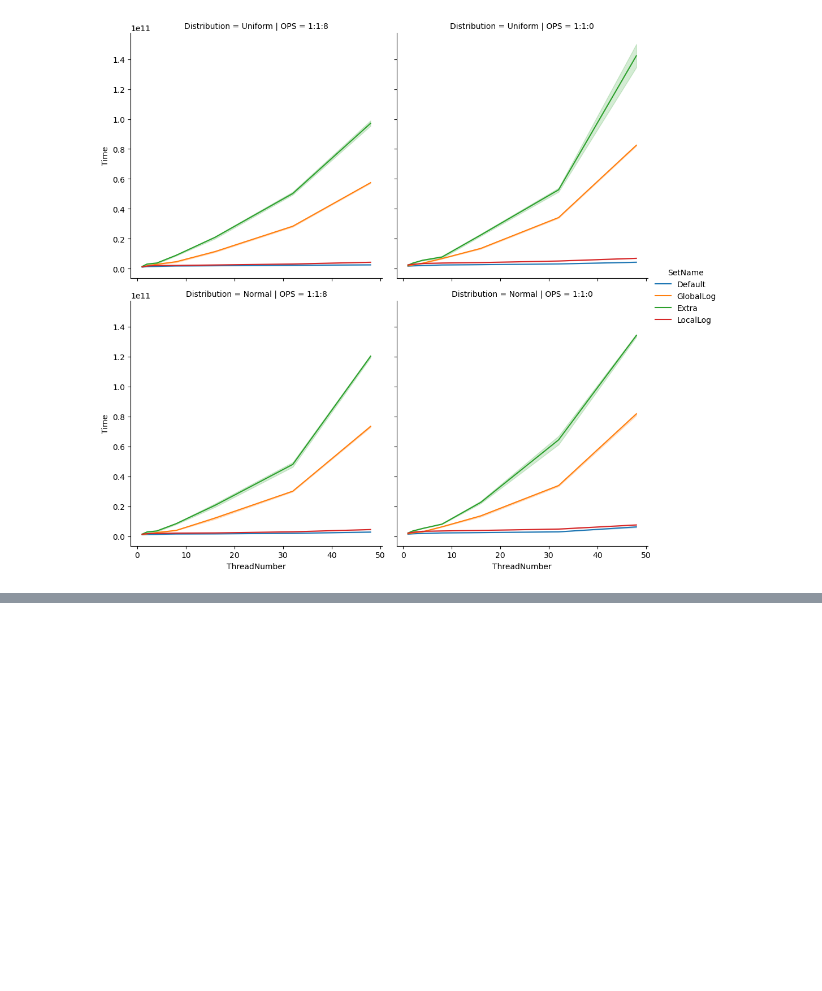
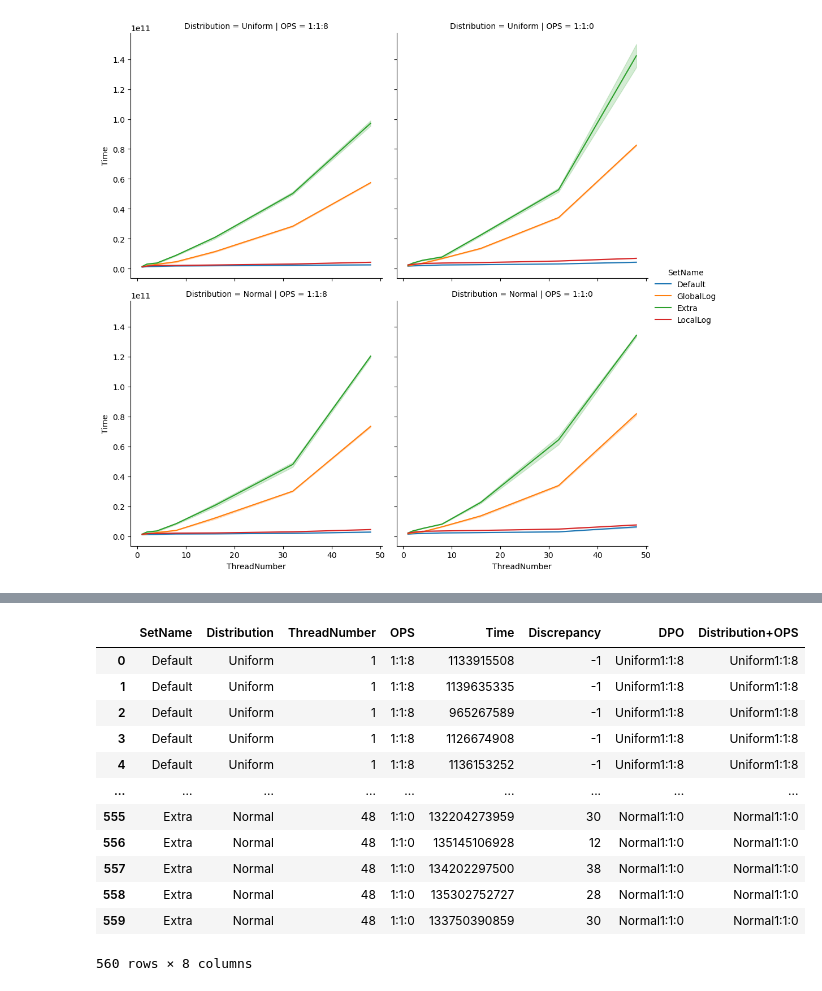
Before and after one commit to finpluto/DD2443-Lab3, a Jupyter notebook: plotting/playground.ipynb, the cells around one changed output, grey strips where cells are left out. Saved outputs shown, nothing was run; the diff lists cells and outputs as text; code cells hidden in the pictures; blank space fills up the shorter version.

```diff
--- a/plotting/playground.ipynb
+++ b/plotting/playground.ipynb
@@ -40,0 +44,17 @@ sns.catplot(data=draw_df1, x="ThreadNumber", y="Discrepancy", hue="SetName", col
+# %%
+df["Distribution+OPS"] = df["Distribution"] + df["OPS"]
+df
+# %% [output]
+|  | SetName | Distribution | ThreadNumber | OPS | Time | Discrepancy | DPO | Distribution+OPS |
+| 0 | Default | Uniform | 1 | 1:1:8 | 1133915508 | -1 | Uniform1:1:8 | Uniform1:1:8 |
+| 1 | Default | Uniform | 1 | 1:1:8 | 1139635335 | -1 | Uniform1:1:8 | Uniform1:1:8 |
+| 2 | Default | Uniform | 1 | 1:1:8 | 965267589 | -1 | Uniform1:1:8 | Uniform1:1:8 |
+| 3 | Default | Uniform | 1 | 1:1:8 | 1126674908 | -1 | Uniform1:1:8 | Uniform1:1:8 |
+| 4 | Default | Uniform | 1 | 1:1:8 | 1136153252 | -1 | Uniform1:1:8 | Uniform1:1:8 |
+| ... | ... | ... | ... | ... | ... | ... | ... | ... |
+| 555 | Extra | Normal | 48 | 1:1:0 | 132204273959 | 30 | Normal1:1:0 | Normal1:1:0 |
+| 556 | Extra | Normal | 48 | 1:1:0 | 135145106928 | 12 | Normal1:1:0 | Normal1:1:0 |
+| 557 | Extra | Normal | 48 | 1:1:0 | 134202297500 | 38 | Normal1:1:0 | Normal1:1:0 |
+| 558 | Extra | Normal | 48 | 1:1:0 | 135302752727 | 28 | Normal1:1:0 | Normal1:1:0 |
+| 559 | Extra | Normal | 48 | 1:1:0 | 133750390859 | 30 | Normal1:1:0 | Normal1:1:0 |
+560 rows × 8 columns
```
Also changed, not shown: parts of 3 cells of this notebook, 8 other files.
